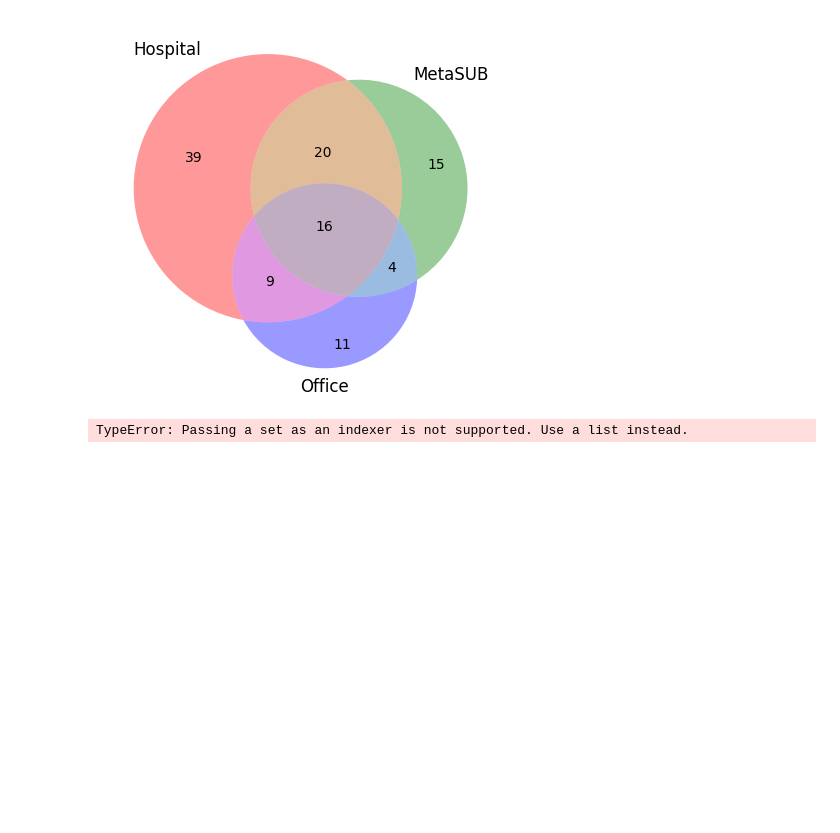
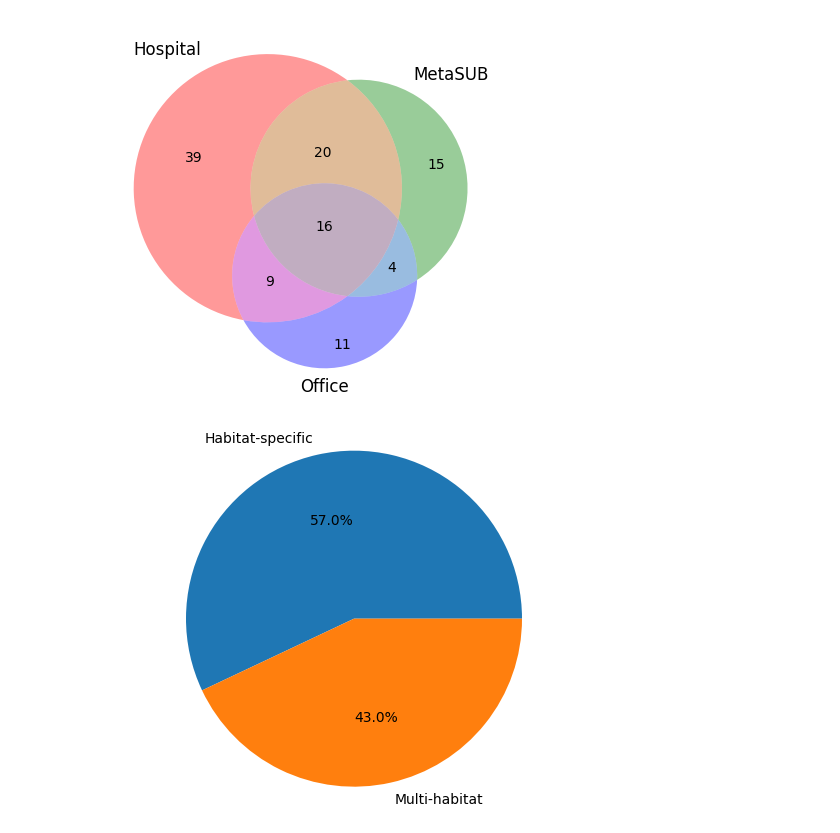
Before and after one commit to RamanLab/Hospital_Microbiome, a Jupyter notebook: Diversity.ipynb, the cells around one changed output. Saved outputs shown, nothing was run; the diff lists cells and outputs as text; code cells hidden in the pictures; blank space fills up the shorter version.

```diff
--- a/Diversity.ipynb
+++ b/Diversity.ipynb
@@ -276,36 +275,40 @@ plt.show()
 [figure]
 # %%
 #Check the pie chart without the cutoffs, before filtering
+
+# Convert sets to lists within taxa_sets
+taxa_sets = {key: list(value) for key, value in taxa_sets.items()}
 
 # Create a list of all unique values from taxa_sets
 unique_values = sorted(list(set().union(*taxa_sets.values())))
 
 # Create an empty DataFrame with unique values as index and keys as columns
 df_taxa_binary = pd.DataFrame(0, index=unique_values, columns=sorted(taxa_sets.keys()))
 
 # Fill the DataFrame with 1 for present values
 for key, values in taxa_sets.items():
+    #print(key, values)
     df_taxa_binary.loc[values, key] = 1
 
 df_taxa_binary.to_csv(output_path + 'taxa_binary.csv', index=True, sep=',')
 df_taxa_binary
 
 # Calculate the row sum of the DataFrame
 row_sum = df_taxa_binary.sum(axis=1)
 
 # Classify index values as habitat-specific or multi-habitat
 classification = ['Habitat-specific' if val == 1 else 'Multi-habitat' for val in row_sum]
 
 # Count the number of occurrences for each classification
 classification_counts = pd.Series(classification).value_counts()
 
 # Create a pie chart
 plt.pie(classification_counts, labels=classification_counts.index, autopct='%1.1f%%')
 plt.axis('equal')
 plt.savefig(figure_path + 'Supp_Fig_1B.svg', format='svg')
 plt.show()
 # %% [output]
-TypeError: Passing a set as an indexer is not supported. Use a list instead.
+[figure, added]
 # %%
 # Fetching genome details of type strains of the selected microorganisms from the NCBI FTP link
 
```
Also changed, not shown: parts of 2 cells of this notebook.
